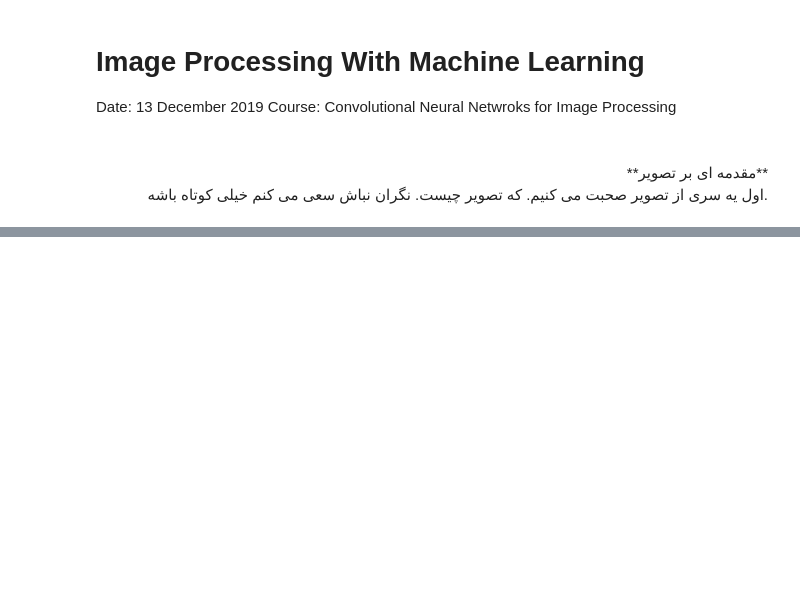
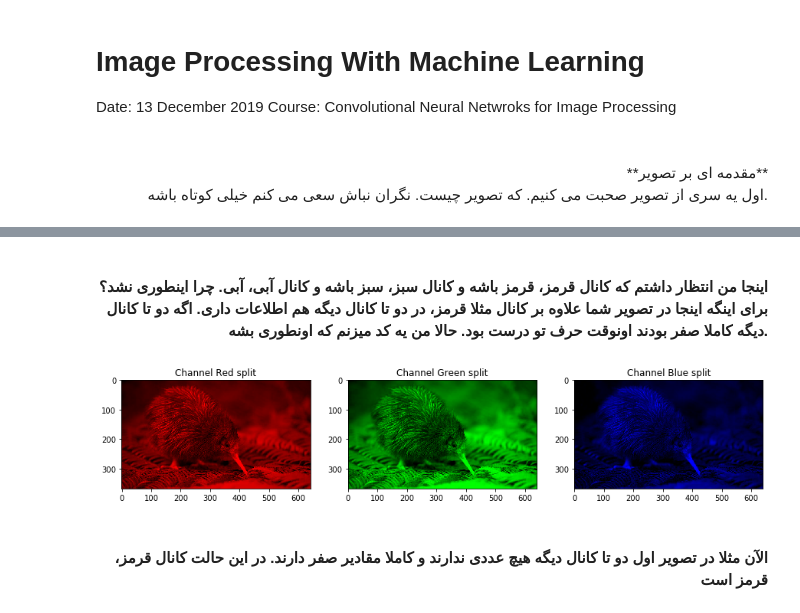
Before and after one commit to ShahrokhGit/DL_Practice, a Jupyter notebook: CNN_Chapter01.ipynb, the cells around one changed output, grey strips where cells are left out. Cells and saved outputs as stored; diff of their text form; code cells hidden in the pictures; blank space fills up the shorter version.

```diff
--- a/CNN_Chapter01.ipynb
+++ b/CNN_Chapter01.ipynb
@@ -60,0 +117,34 @@ plt.show()
+# %% [markdown]
+<div align = 'right'>
+    <font size=3, style='font-family:B Nazanin'>
+        <b>
+        <br> اینجا من انتظار داشتم که کانال قرمز، قرمز باشه و کانال سبز، سبز باشه و کانال آبی، آبی. چرا اینطوری نشد؟ برای اینگه اینجا در تصویر شما علاوه بر کانال مثلا قرمز، در دو تا کانال دیگه هم اطلاعات داری. اگه دو تا کانال دیگه کاملا صفر بودند اونوقت حرف تو درست بود. حالا من یه کد میزنم که اونطوری بشه.
+        </b>
+    </font>
+</div>
+# %%
+import numpy as np
+kiwi_red = np.zeros(kiwi.shape, dtype='uint8')
+kiwi_green = np.zeros(kiwi.shape, dtype='uint8')
+kiwi_blue = np.zeros(kiwi.shape, dtype='uint8')
+kiwi_red[:,:,0] = kiwi[:,:,0]
+kiwi_green[:,:,1] = kiwi[:,:,1]
+kiwi_blue[:,:,2] = kiwi[:,:,2]
+fig, axes = plt.subplots(nrows=1, ncols=3, figsize=(15,5))
+axes[0].imshow(kiwi_red)
+axes[0].set_title('Channel Red split')
+axes[1].imshow(kiwi_green)
+axes[1].set_title('Channel Green split')
+axes[2].imshow(kiwi_blue)
+axes[2].set_title('Channel Blue split')
+plt.show()
+# %% [output]
+[figure, added]
+# %% [markdown]
+<div align = 'right'>
+    <font size=3, style='font-family:B Nazanin'>
+        <b>
+        <br>  الآن مثلا در تصویر اول دو تا کانال دیگه هیچ عددی ندارند و کاملا مقادیر صفر دارند. در این حالت کانال قرمز، قرمز است
+        </b>
+    </font>
+</div>
```
Also changed, not shown: parts of 51 cells of this notebook, 14 other files.
